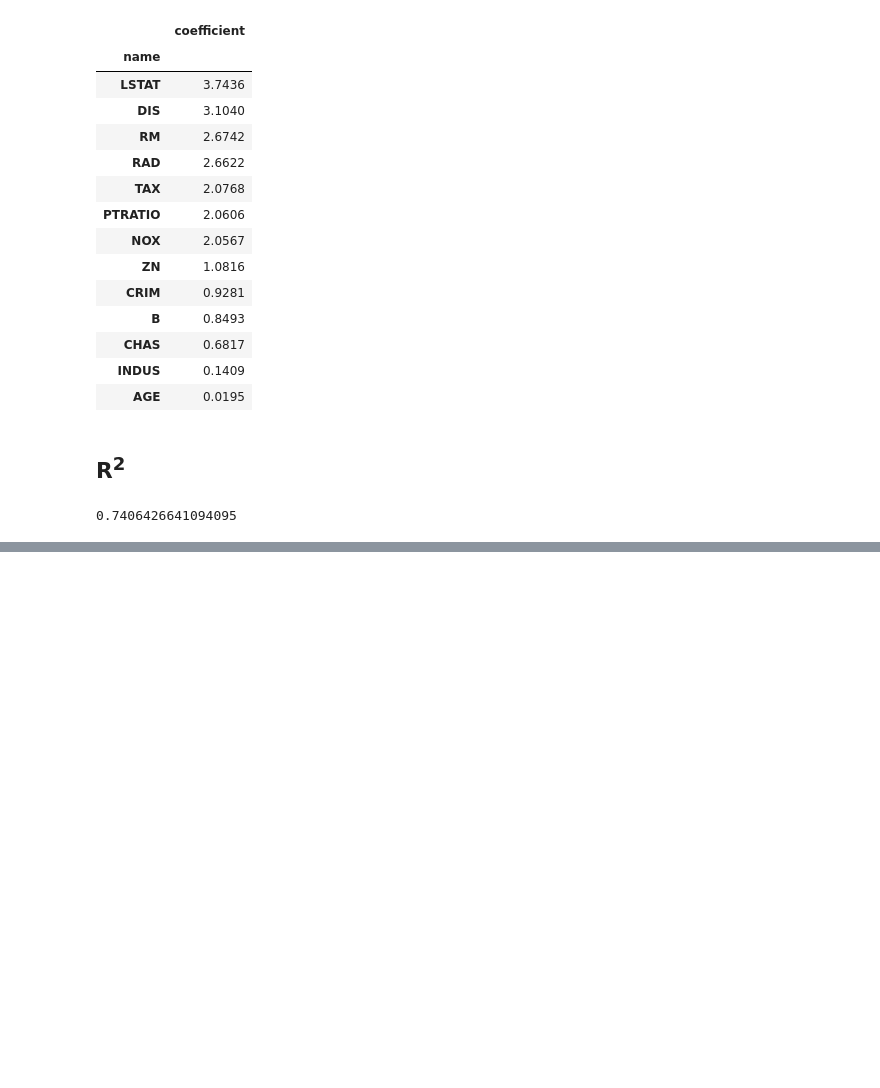
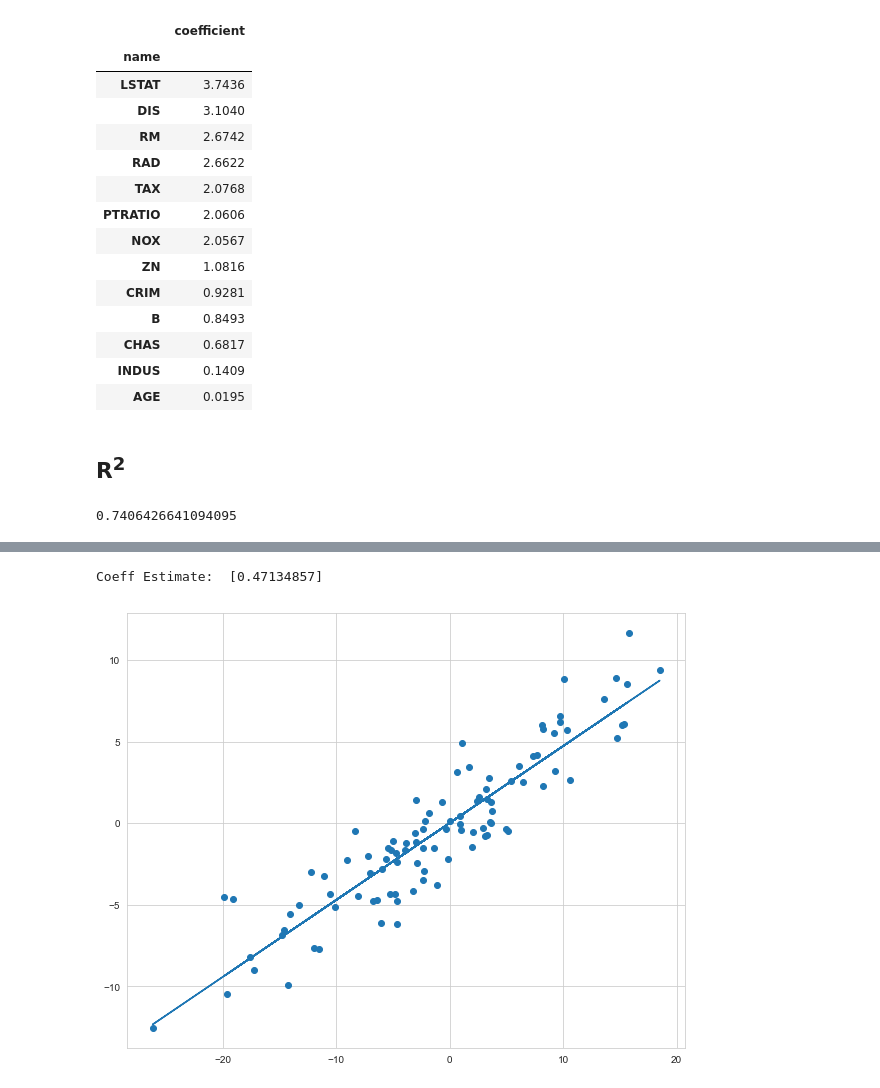
Before and after one commit to 60d-RA-3Eh/helloML, a Jupyter notebook: 03 Regression.ipynb, the cells around one changed output, grey strips where cells are left out. Cells and saved outputs as stored; diff of their text form; code cells hidden in the pictures; blank space fills up the shorter version.

```diff
--- a/03 Regression.ipynb
+++ b/03 Regression.ipynb
@@ -371,0 +419,16 @@ r2_score(y,benchMark.predict(housing))
+# %%
+np.random.seed(42)
+n  = 100
+lrModel = LinearRegression()
+x = np.random.randn(n)*10
+y = 0.5*x + np.random.randn(n)*2
+lrModel.fit(x.reshape(-1,1),y)
+yPred = lrModel.predict(x.reshape(-1,1))
+plt.figure(figsize=(10,8))
+plt.scatter(x,y)
+plt.plot(x,yPred)
+print('Coeff Estimate: ', lrModel.coef_)
+plt.show()
+# %% [output]
+Coeff Estimate:  [0.47134857]
+[figure, added]
```
Also changed, not shown: parts of 90 cells of this notebook.
